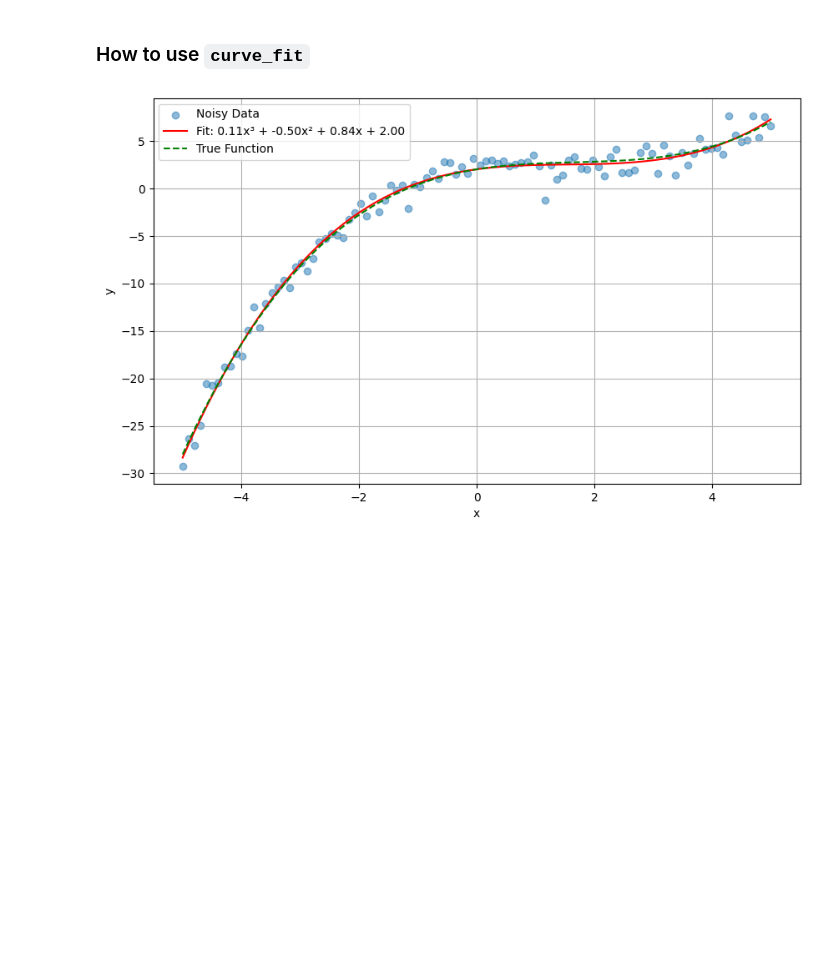
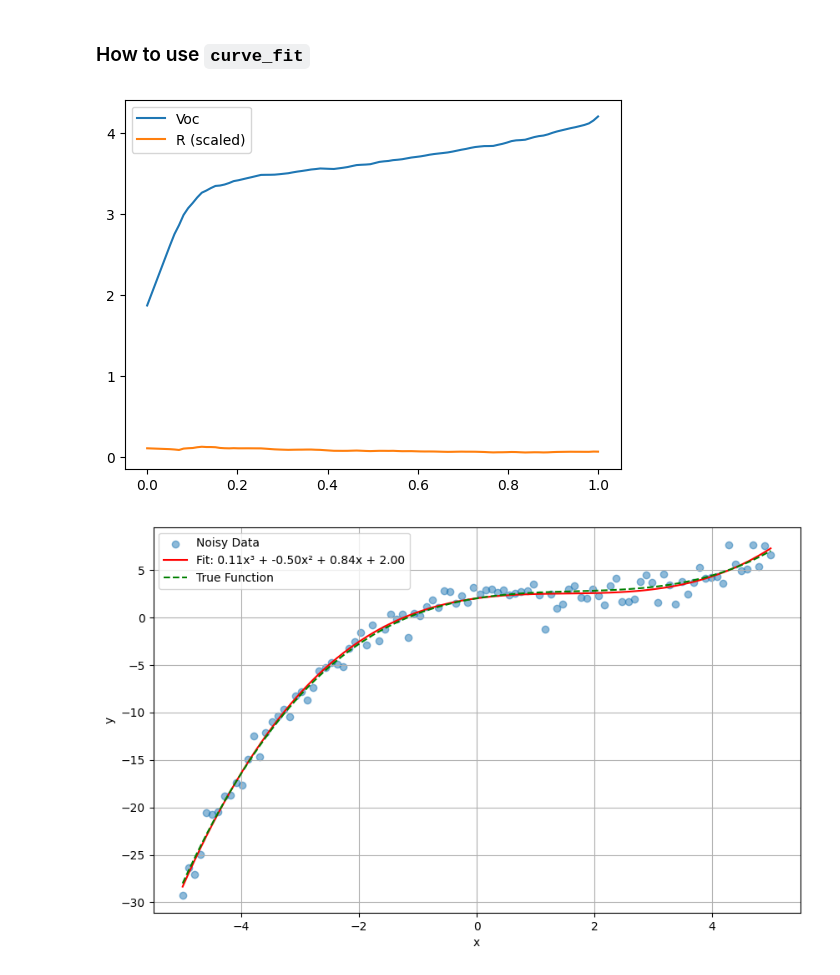
Before and after one commit to Chenya7008/EMIOT_Labs, a Jupyter notebook: lab3/lab3.ipynb, the cells around one changed output. Saved outputs shown, nothing was run; the diff lists cells and outputs as text; code cells hidden in the pictures; blank space fills up the shorter version.

```diff
--- a/lab3/lab3.ipynb
+++ b/lab3/lab3.ipynb
@@ -423,6 +423,22 @@ f_v05c = interp1d(soc_05c, v_05c, fill_value="extrapolate")
 
 v_1c_new = f_v1c(soc_common)
 v_05c_new = f_v05c(soc_common)
+# %%
+I_1C = 3200.0   # mA
+I_05C = 1600.0  # mA
+
+r_series = (v_05c_new - v_1c_new) / (I_1C - I_05C)
+
+# 计算 Voc
+v_open_circuit = v_1c_new + I_1C * r_series
+
+# 看看图，确保形状合理 (Voc 应该比放电电压高)
+plt.plot(soc_common, v_open_circuit, label='Voc')
+plt.plot(soc_common, r_series * 1000, label='R (scaled)') # R通常很小，放大看
+plt.legend()
+plt.show()
+# %% [output]
+[figure, added]
 # %%
 # Define polynomial function (3rd degree)
 def poly_func(x, a, b, c, d):
```
Also changed, not shown: parts of 13 cells of this notebook, 22 other files.
